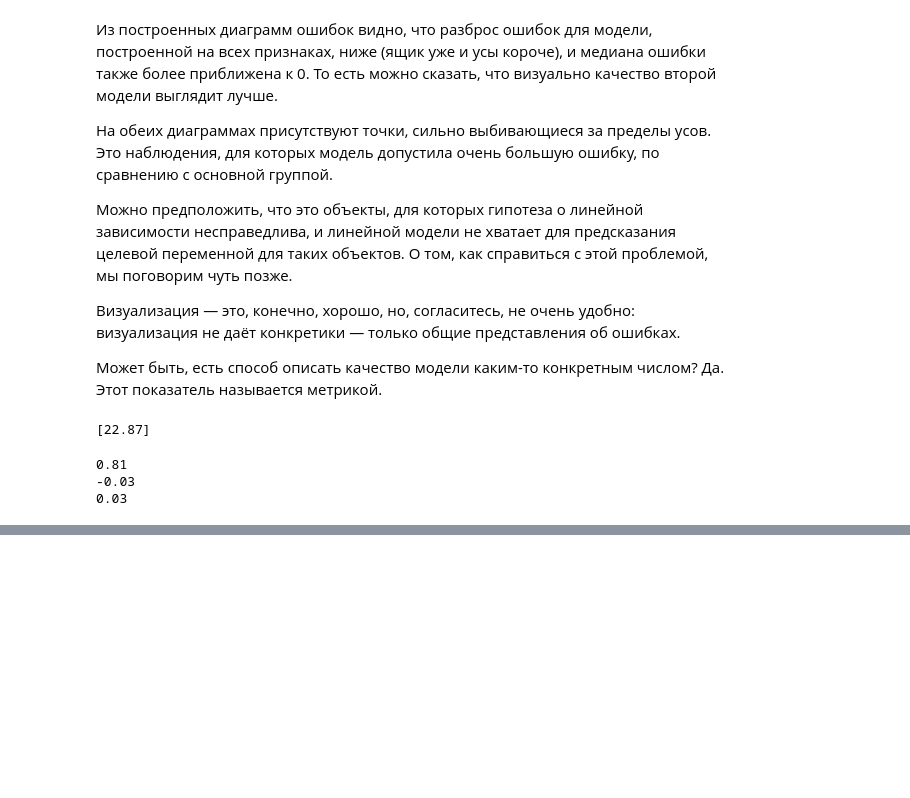
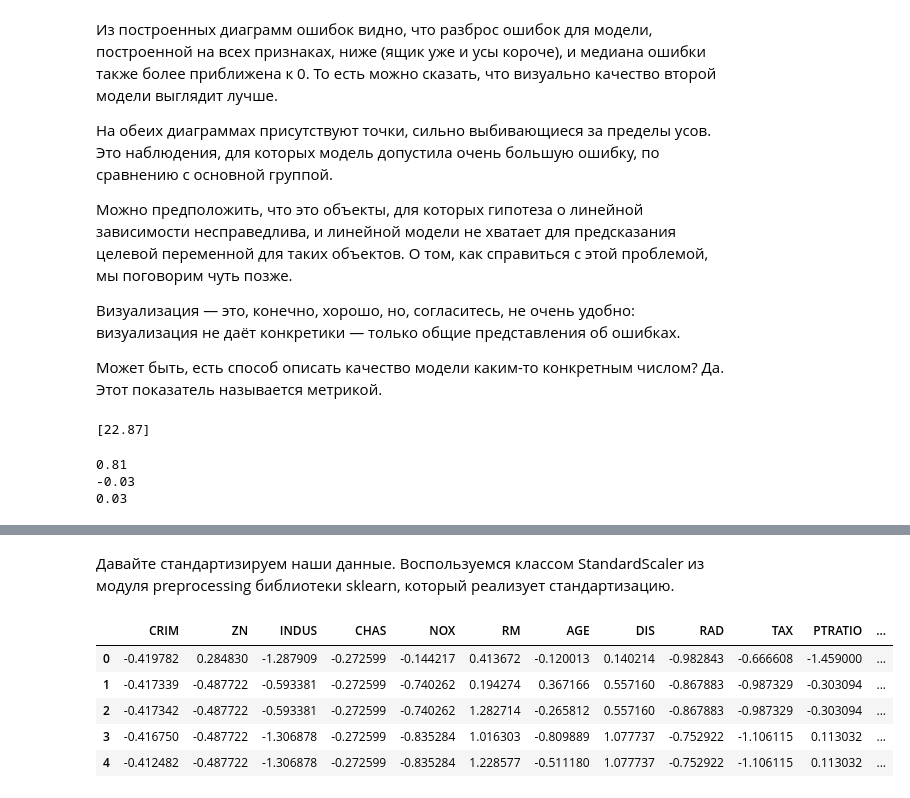
Before and after one commit to Vezdexod/sf_data_science, a Jupyter notebook: Data_Science_memory/ML2/ML2.ipynb, the cells around one changed output, grey strips where cells are left out. Cells and saved outputs as stored; diff of their text form; code cells hidden in the pictures; blank space fills up the shorter version.

```diff
--- a/Data_Science_memory/ML2/ML2.ipynb
+++ b/Data_Science_memory/ML2/ML2.ipynb
@@ -355,0 +510,18 @@ print('{:.2f}'.format(w[3]))
+# %%
+#Составляем список факторов (исключили целевой столбец)
+features = boston_data.drop('MEDV', axis=1).columns
+#Составляем матрицу наблюдений X и вектор ответов y
+X = boston_data[features]
+y = boston_data['MEDV']
+
+#Создаём объект класса линейной регрессии с SGD
+sgd_lr_full = linear_model.SGDRegressor(random_state=42)
+#Обучаем модель — ищем параметры по методу SGD
+sgd_lr_full.fit(X, y)
+
+#Составляем таблицу из признаков и их коэффициентов
+w_df = pd.DataFrame({'Features': features, 'Coefficients': sgd_lr_full.coef_})
+#Составляем строчку таблицы со свободным членом
+intercept_df =pd.DataFrame({'Features': ['INTERCEPT'], 'Coefficients': sgd_lr_full.intercept_})
+coef_df = pd.concat([w_df, intercept_df], ignore_index=True)
+display(coef_df)
@@ -355,0 +563,19 @@ print('{:.2f}'.format(w[3]))
+# %% [markdown]
+Давайте стандартизируем наши данные. Воспользуемся классом StandardScaler из модуля preprocessing библиотеки sklearn, который реализует стандартизацию.
+# %%
+from sklearn import preprocessing
+
+#Инициализируем стандартизатор StandardScaler
+scaler = preprocessing.StandardScaler()
+#Производим стандартизацию
+X_scaled = scaler.fit_transform(X)
+#Составляем DataFrame из результата
+X_scaled = pd.DataFrame(X_scaled, columns=features)
+X_scaled.head()
+# %% [output]
+|  | CRIM | ZN | INDUS | CHAS | NOX | RM | AGE | DIS | RAD | TAX | PTRATIO | ... |
+| 0 | -0.419782 | 0.284830 | -1.287909 | -0.272599 | -0.144217 | 0.413672 | -0.120013 | 0.140214 | -0.982843 | -0.666608 | -1.459000 | ... |
+| 1 | -0.417339 | -0.487722 | -0.593381 | -0.272599 | -0.740262 | 0.194274 | 0.367166 | 0.557160 | -0.867883 | -0.987329 | -0.303094 | ... |
+| 2 | -0.417342 | -0.487722 | -0.593381 | -0.272599 | -0.740262 | 1.282714 | -0.265812 | 0.557160 | -0.867883 | -0.987329 | -0.303094 | ... |
+| 3 | -0.416750 | -0.487722 | -1.306878 | -0.272599 | -0.835284 | 1.016303 | -0.809889 | 1.077737 | -0.752922 | -1.106115 | 0.113032 | ... |
+| 4 | -0.412482 | -0.487722 | -1.306878 | -0.272599 | -0.835284 | 1.228577 | -0.511180 | 1.077737 | -0.752922 | -1.106115 | 0.113032 | ... |
```
Also changed, not shown: parts of 74 cells of this notebook.
